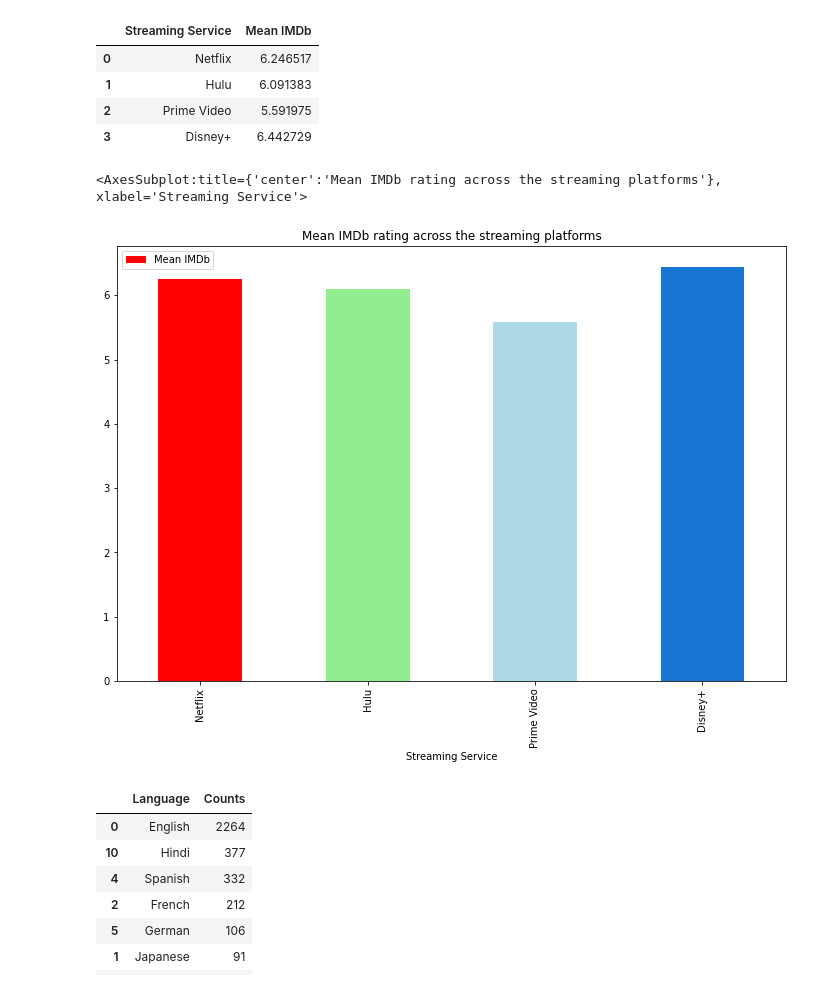
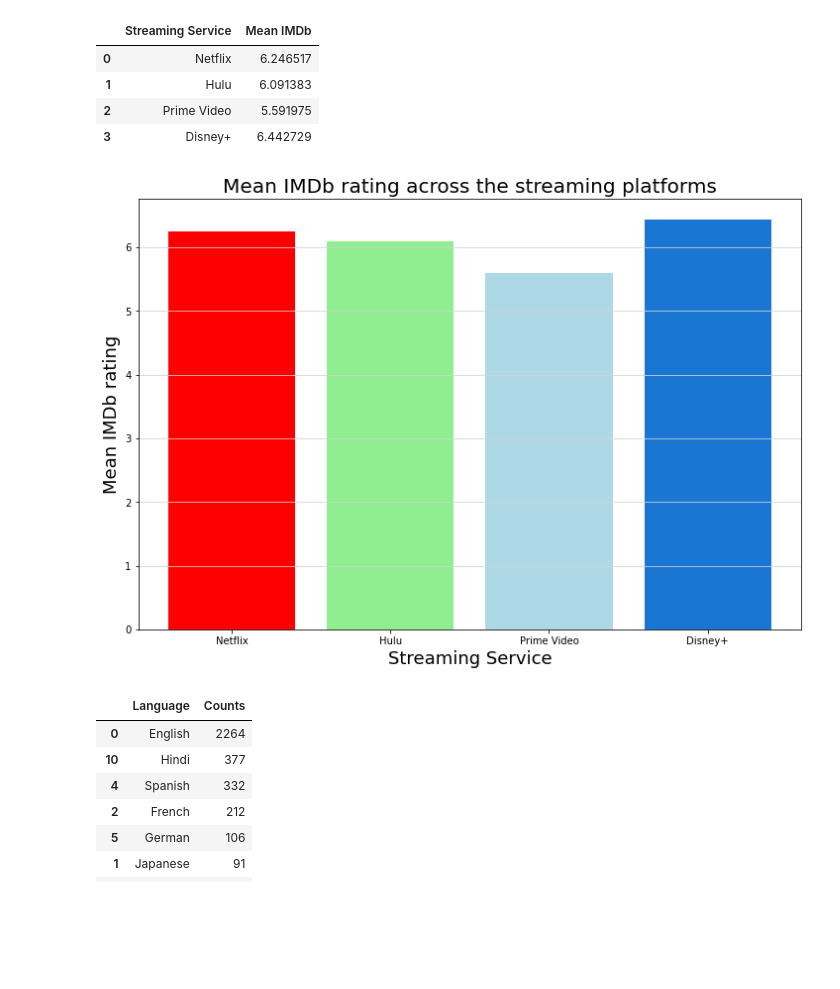
Before and after one commit to jacance/streaming-service-analysis, a Jupyter notebook: huluprimeflix_tara.ipynb, the cells around one changed output. Saved outputs shown, nothing was run; the diff lists cells and outputs as text; code cells hidden in the pictures; blank space fills up the shorter version.

```diff
--- a/huluprimeflix_tara.ipynb
+++ b/huluprimeflix_tara.ipynb
@@ -1144,13 +1394,25 @@ imdb_scores_mean
 | 3 | Disney+ | 6.442729 |
 # %%
 #Analysing mean IMDb score across platforms in US only
-#plt.figure(figsize=(12,8))
-imdb_scores_mean.plot.bar('Streaming Service', 'Mean IMDb',
-                           color=["red", "lightgreen", "lightblue", "#1976d2"],
-                            title=('Mean IMDb rating across the streaming platforms'), figsize=(12,8) )
+
+#Plot the bar chart
+plt.figure(figsize=(12,8))
+plt.grid(axis='y', color='lightgrey')
+plt.bar(imdb_scores_mean['Streaming Service'], imdb_scores_mean['Mean IMDb'],
+                                         color=["red", "lightgreen","lightblue", "#1976d2"],
+                                        alpha = 1, align="center")
+
+# Set a Title and labels
+plt.title('Mean IMDb rating across the streaming platforms', fontsize=20)
+plt.xlabel("Streaming Service", fontsize=18)
+plt.ylabel("Mean IMDb rating", fontsize=18)
+#plt.legend()
+
+# Save the figure & show fig
+#plt.savefig("Images/total_movies.png")
+plt.show()
 # %% [output]
-<AxesSubplot:title={'center':'Mean IMDb rating across the streaming platforms'}, xlabel='Streaming Service'>
-[figure, old version]
+[figure, new version]
 # %%
 #Split and Create new dataframe for movie languages in Netflix
 netflix_lang = combined_df[(combined_df['Language'].isna()==False) & (combined_df['Netflix']==1)]
```
Also changed, not shown: parts of 37 cells of this notebook.
